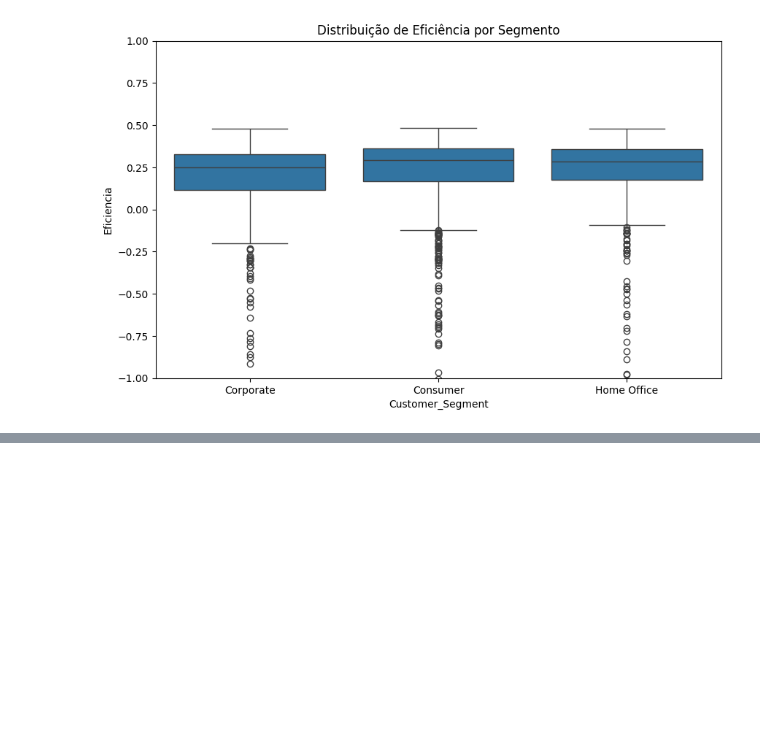
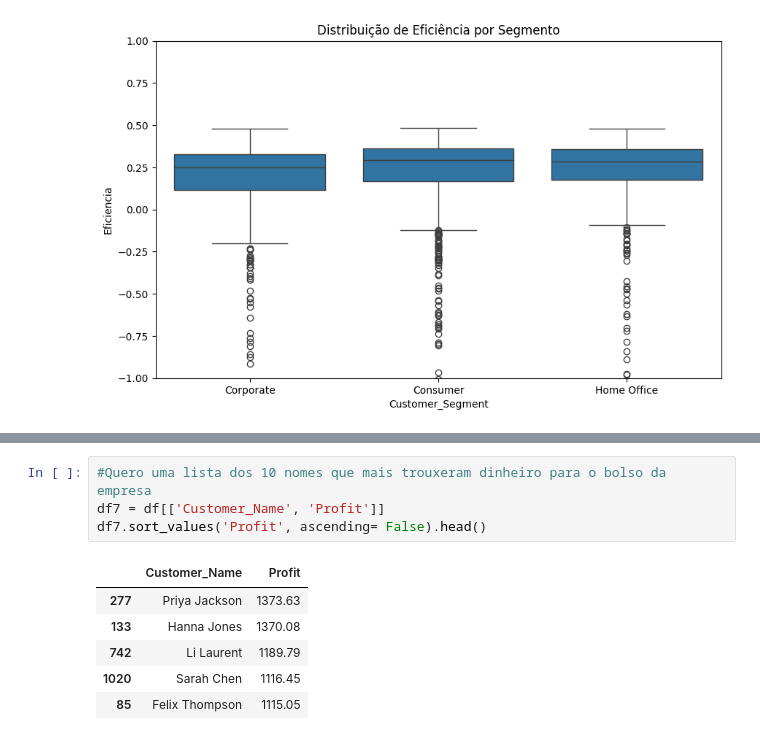
Before and after one commit to IuryFranca15/E-commerce_database, a Jupyter notebook: e-commerce.ipynb, the cells around one changed output, grey strips where cells are left out. Drawn from its saved outputs; the diff is of its cells as text; blank space fills up the shorter version.

```diff
--- a/e-commerce.ipynb
+++ b/e-commerce.ipynb
@@ -134,0 +163,11 @@ plt.show()
+# %%
+#Quero uma lista dos 10 nomes que mais trouxeram dinheiro para o bolso da empresa
+df7 = df[['Customer_Name', 'Profit']]
+df7.sort_values('Profit', ascending= False).head()
+# %% [output]
+|  | Customer_Name | Profit |
+| 277 | Priya Jackson | 1373.63 |
+| 133 | Hanna Jones | 1370.08 |
+| 742 | Li Laurent | 1189.79 |
+| 1020 | Sarah Chen | 1116.45 |
+| 85 | Felix Thompson | 1115.05 |
```
Also changed, not shown: parts of 4 cells of this notebook.
